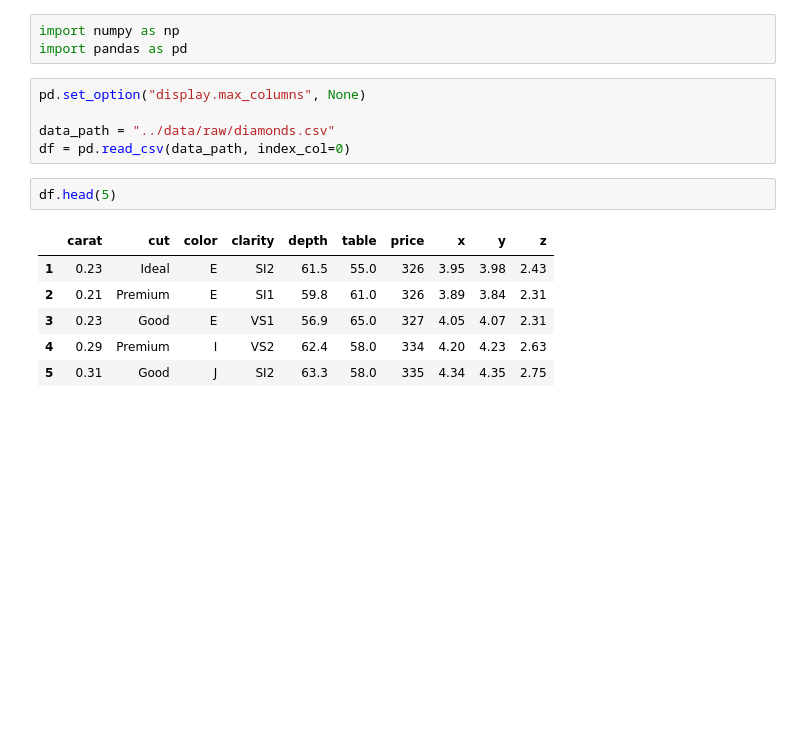
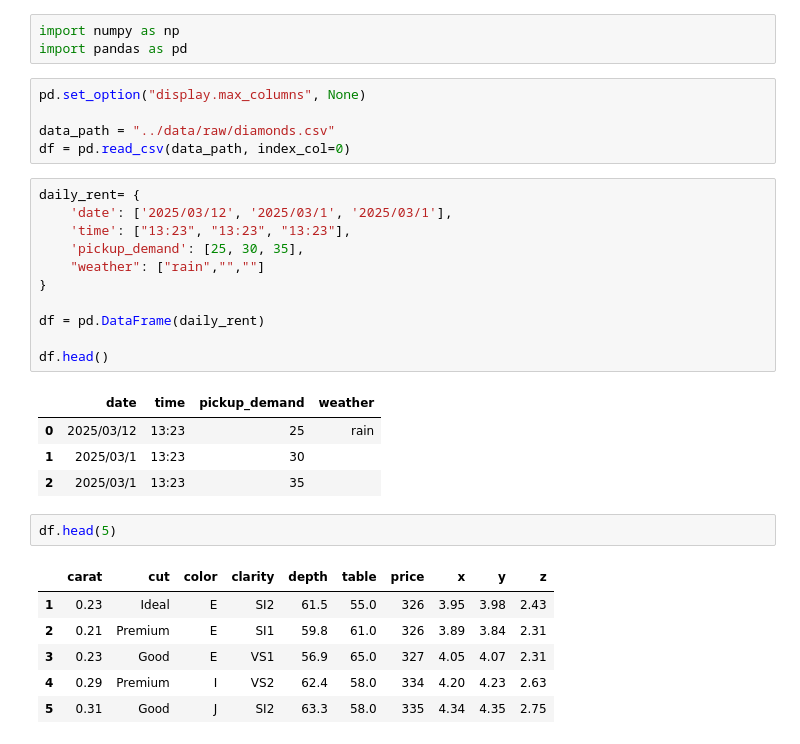
Before and after one commit to QuachGHuy/polynomial-ridge-regression-diamond-prices, a Jupyter notebook: notebook/experiment.ipynb, the cells around one changed output. Cells and saved outputs as stored; diff of their text form; blank space fills up the shorter version.

```diff
--- a/notebook/experiment.ipynb
+++ b/notebook/experiment.ipynb
@@ -8,6 +8,22 @@ pd.set_option("display.max_columns", None)
 
 data_path = "../data/raw/diamonds.csv"
 df = pd.read_csv(data_path, index_col=0)
+# %%
+daily_rent= {
+    'date': ['2025/03/12', '2025/03/1', '2025/03/1'],
+    'time': ["13:23", "13:23", "13:23"],
+    'pickup_demand': [25, 30, 35],
+    "weather": ["rain","",""]
+}
+
+df = pd.DataFrame(daily_rent)
+
+df.head()
+# %% [output]
+|  | date | time | pickup_demand | weather |
+| 0 | 2025/03/12 | 13:23 | 25 | rain |
+| 1 | 2025/03/1 | 13:23 | 30 |  |
+| 2 | 2025/03/1 | 13:23 | 35 |  |
 # %%
 df.head(5)
 # %% [output]
```
Also changed, not shown: parts of 6 cells of this notebook.
